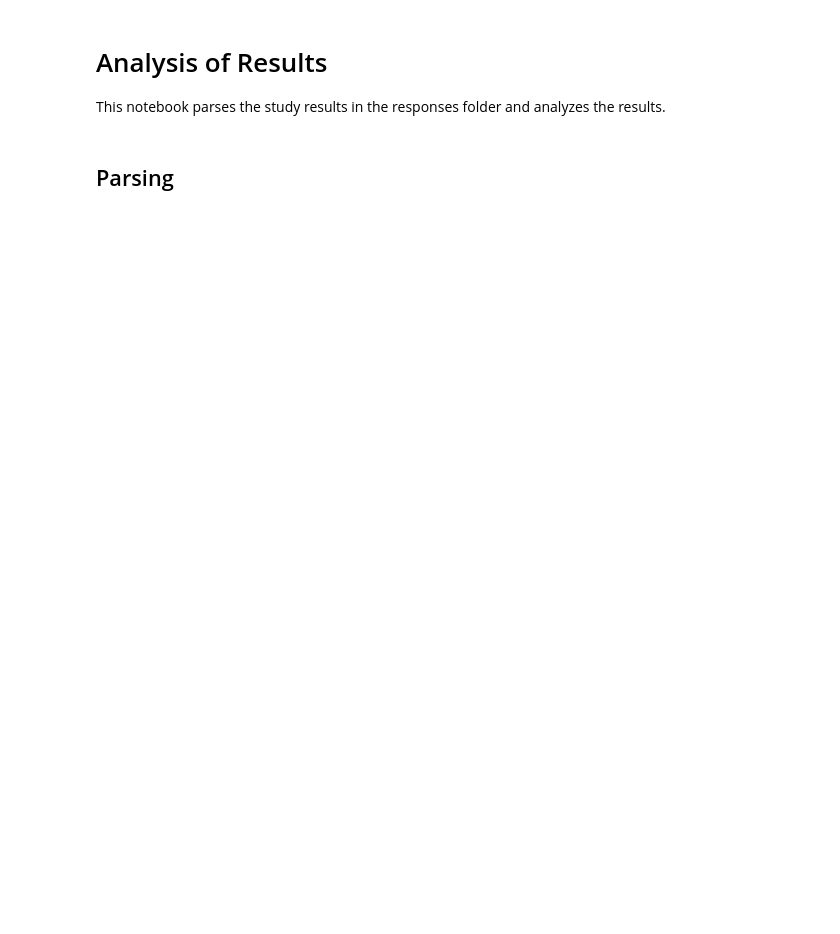
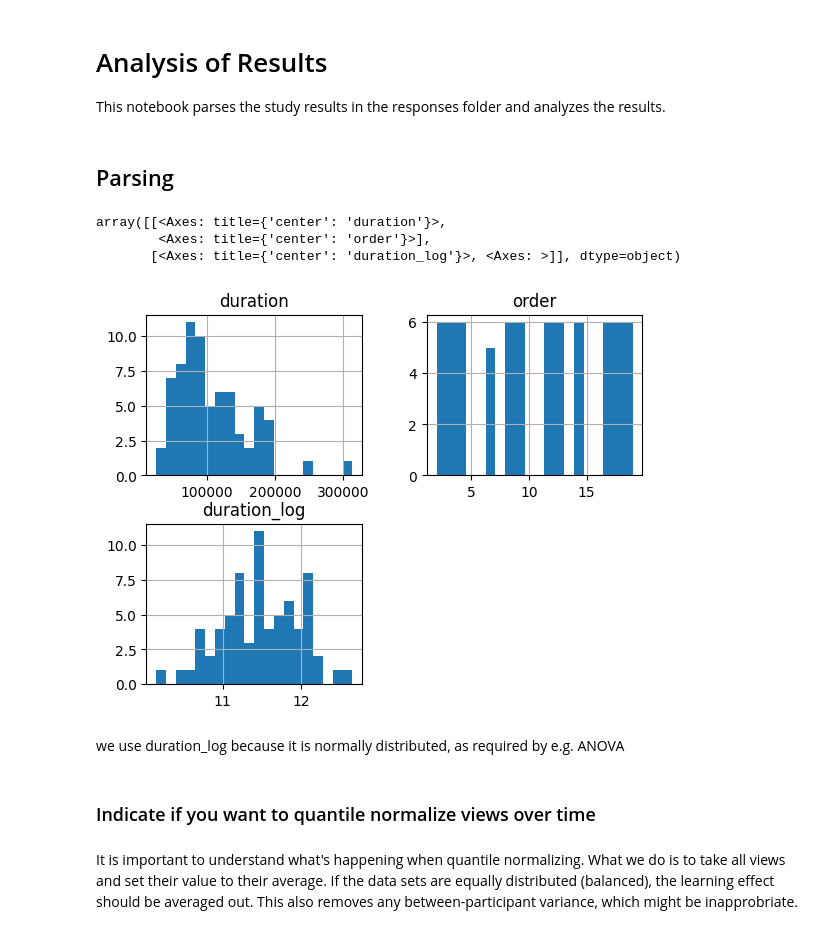
Before and after one commit to hpi-swa-lab/mp-2023-study, a Jupyter notebook: server/analysis.ipynb, the cells around one changed output. Cells and saved outputs as stored; diff of their text form; code cells hidden in the pictures; blank space fills up the shorter version.

```diff
--- a/server/analysis.ipynb
+++ b/server/analysis.ipynb
@@ -3,3 +3,54 @@
 This notebook parses the study results in the responses folder and analyzes the results.
 # %% [markdown]
 ## Parsing
+# %%
+# load all files in data
+# create a dataframe with all data
+
+import pandas as pd
+import numpy as np
+import os
+import json
+import matplotlib.pyplot as plt
+import codecs
+
+data = []
+demo_surveys = ["-0"]
+tutorial_surveys = ["-1", "-6", "-11", "-16"]
+training_surveys = ["-2", "-7", "-12", "-17"]
+tlx_surveys = ["-5", "-10", "-15", "-20"]
+for filename in os.listdir("data"):
+    #if not filename.startswith("44"):
+    #    continue
+
+    is_tutorial = any([tut + ".json" in filename for tut in tutorial_surveys])
+    is_tlx = any([tlx + ".json" in filename for tlx in tlx_surveys])
+    is_demo = any([demo + ".json" in filename for demo in demo_surveys])
+    is_training = any([training + ".json" in filename for training in training_surveys])
+
+    if not filename.endswith(".json"):
+        continue
+
+    if is_tutorial or is_demo:
+        continue
+
+    if is_tlx:
+        continue
+
+    with codecs.open(os.path.join("data", filename), "rb", encoding="utf_8", errors='ignore') as f:
+        d = json.load(f)
+        data.append([d["response"]["duration"], d["task"]["view"], d["response"]["stateId"], filename.split("-")[0]])
+
+df = pd.DataFrame(data, columns=["duration", "view", "order", "id"])
+# add a log transform to "duration" column of df
+df['duration_log'] = np.log(df['duration'])
+df.hist(bins=20)
+# %% [output]
+array([[<Axes: title={'center': 'duration'}>,
+        <Axes: title={'center': 'order'}>],
+       [<Axes: title={'center': 'duration_log'}>, <Axes: >]], dtype=object)
+[figure, added]
+# %% [markdown]
+we use duration_log because it is normally distributed, as required by e.g. ANOVA
+# %% [markdown]
+### Indicate if you want to quantile normalize views over time
@@ -5,0 +59,2 @@ This notebook parses the study results in the responses folder and analyzes the
+# %% [markdown]
+It is important to understand what's happening when quantile normalizing. What we do is to take all views and set their value to their average. If the data sets are equally distributed (balanced), the learning effect should be averaged out. This also removes any between-participant variance, which might be inapprobriate.
```
Also changed, not shown: parts of 28 cells of this notebook.
